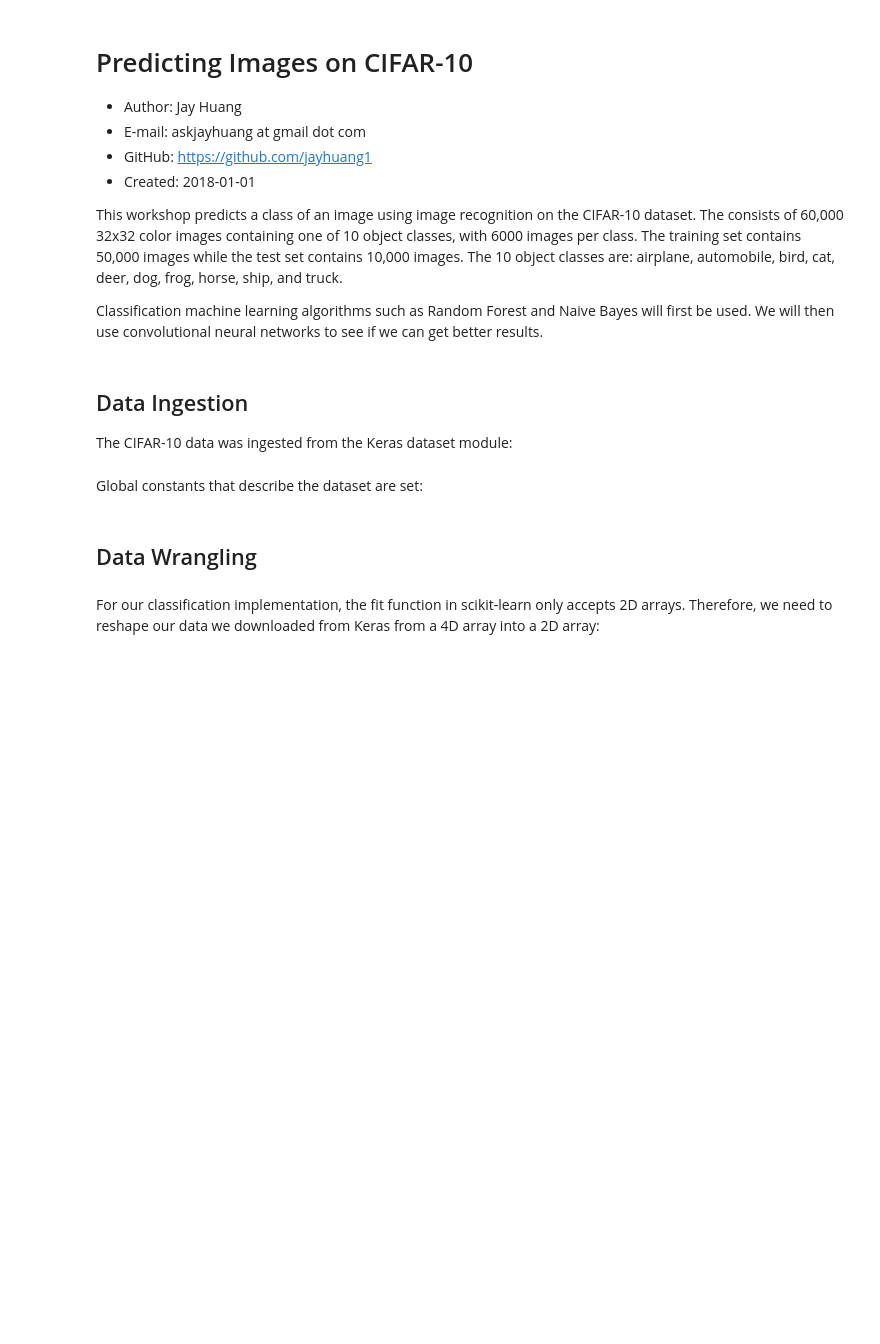
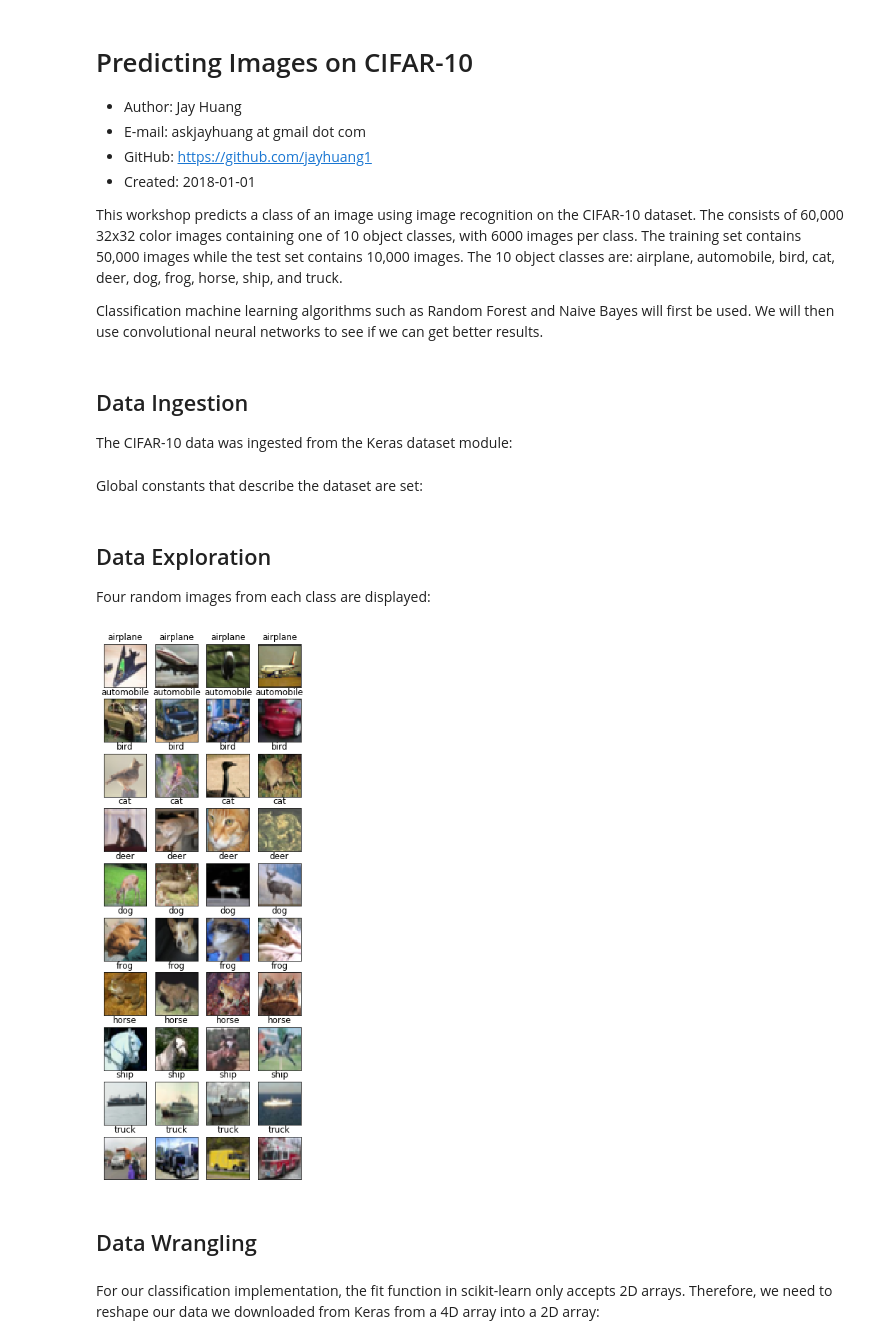
Before and after one commit to jayhuang1/cifar-10, a Jupyter notebook: cifar.ipynb, the cells around one changed output. Saved outputs shown, nothing was run; the diff lists cells and outputs as text; code cells hidden in the pictures; blank space fills up the shorter version.

```diff
--- a/cifar.ipynb
+++ b/cifar.ipynb
@@ -24,6 +27,47 @@ NUM_CLASSES = 10
 IMG_DIM = 32
 LABEL_NAMES = ['airplane', 'automobile', 'bird', 'cat',
                'deer', 'dog', 'frog', 'horse', 'ship', 'truck']
+# %% [markdown]
+## Data Exploration
+
+Four random images from each class are displayed:
+# %%
+import matplotlib.pyplot as plt
+import numpy as np
+%matplotlib inline
+
+def plot_random_images():
+    fig = plt.figure(figsize=(5, 14))
+    for i in range(NUM_CLASSES):
+        idx = np.where(y_train == i)[0]
+        features_idx = X_train[idx, ::]
+
+        img_num1 = np.random.randint(features_idx.shape[0])
+        im1 = np.transpose(features_idx[img_num1, ::], (1, 2, 0))
+        img_num2 = np.random.randint(features_idx.shape[0])
+        im2 = np.transpose(features_idx[img_num2, ::], (1, 2, 0))
+        img_num3 = np.random.randint(features_idx.shape[0])
+        im3 = np.transpose(features_idx[img_num3, ::], (1, 2, 0))
+        img_num4 = np.random.randint(features_idx.shape[0])
+        im4 = np.transpose(features_idx[img_num4, ::], (1, 2, 0))
+
+        ax1 = fig.add_subplot(10, 4, (i * 4) + 1, xticks=[], yticks=[])
+        ax2 = fig.add_subplot(10, 4, (i * 4) + 2, xticks=[], yticks=[])
+        ax3 = fig.add_subplot(10, 4, (i * 4) + 3, xticks=[], yticks=[])
+        ax4 = fig.add_subplot(10, 4, (i * 4) + 4, xticks=[], yticks=[])
+        ax1.set_title(LABEL_NAMES[i])
+        ax2.set_title(LABEL_NAMES[i])
+        ax3.set_title(LABEL_NAMES[i])
+        ax4.set_title(LABEL_NAMES[i])
+        ax1.imshow(im1)
+        ax2.imshow(im2)
+        ax3.imshow(im3)
+        ax4.imshow(im4)
+    plt.show()
+# %%
+plot_random_images()
+# %% [output]
+[figure, added]
 # %% [markdown]
 ## Data Wrangling
 # %% [markdown]
```
Also changed, not shown: parts of 2 cells of this notebook, 1 other file.
